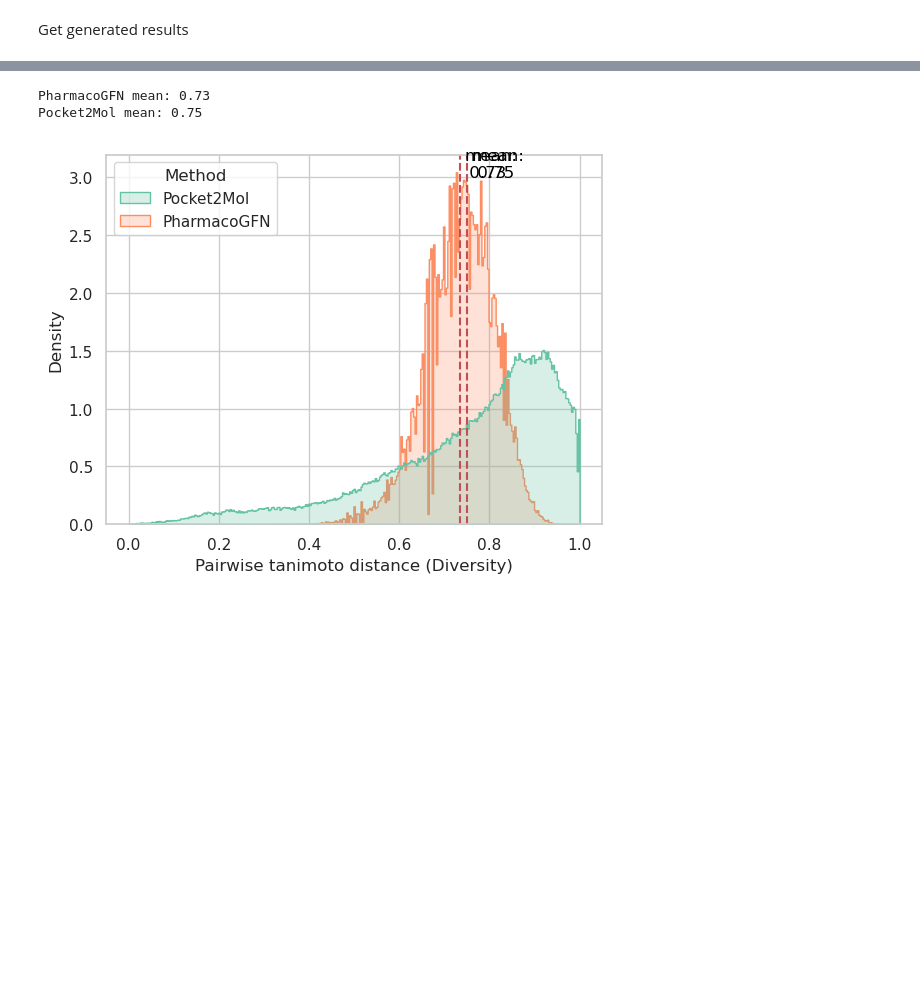
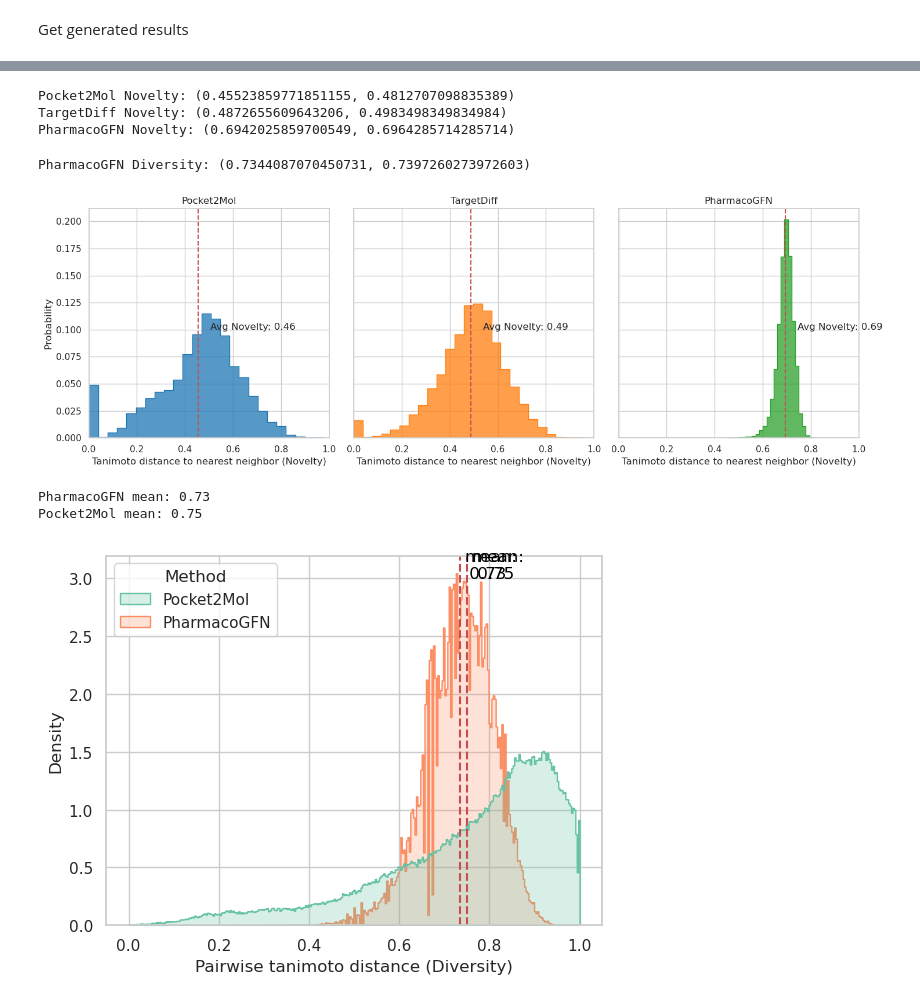
Before and after one commit to tsa87/TacoGFN-SBDD, a Jupyter notebook: examples/14_umap_and_distance_figure.ipynb, the cells around one changed output, grey strips where cells are left out. Cells and saved outputs as stored; diff of their text form; code cells hidden in the pictures; blank space fills up the shorter version.

```diff
--- a/examples/14_umap_and_distance_figure.ipynb
+++ b/examples/14_umap_and_distance_figure.ipynb
@@ -43,0 +56,4 @@ for pocket, val in tqdm(benchmark_res.items()):
+# %%
+pocket2mol_eval = compute_metrics(pocket2mol_res)
+# %%
+targetdiff_eval = compute_metrics(targetdiff_res)
@@ -44,2 +69,3 @@ for pocket, val in tqdm(benchmark_res.items()):
 # %%
-benchmark_novelty = list(chain.from_iterable([v["novelty"] for k, v in benchmark_eval.items()]))
+compute_novelty = lambda metrics : list(chain.from_iterable([v["novelty"] for k, v in metrics.items()]))
+compute_diversity = lambda metrics : list(chain.from_iterable([v["diversity"] for k, v in metrics.items()]))
@@ -85,3 +72,60 @@ for method, mean in mean_values.items():
+# %%
+pocket2mol_novelty = compute_novelty(pocket2mol_eval)
+targetdiff_novelty = compute_novelty(targetdiff_eval)
+pharmacogfn_novelty = compute_novelty(pharmaco_res)
+
+print(f"Pocket2Mol Novelty: {np.mean(pocket2mol_novelty), np.median(pocket2mol_novelty)}")
+print(f"TargetDiff Novelty: {np.mean(targetdiff_novelty), np.median(targetdiff_novelty)}")
+print(f"PharmacoGFN Novelty: {np.mean(pharmacogfn_novelty), np.median(pharmacogfn_novelty)}")
+# %% [output]
+Pocket2Mol Novelty: (0.45523859771851155, 0.4812707098835389)
+TargetDiff Novelty: (0.4872655609643206, 0.4983498349834984)
+PharmacoGFN Novelty: (0.6942025859700549, 0.6964285714285714)
+# %%
+pharmacogfn_diversity = compute_diversity(pharmaco_res)
+print(f"PharmacoGFN Diversity: {np.mean(pharmacogfn_diversity), np.median(pharmacogfn_diversity)}")
+# %% [output]
+PharmacoGFN Diversity: (0.7344087070450731, 0.7397260273972603)
+# %%
+import pandas as pd
+import seaborn as sns
+import matplotlib.pyplot as plt
+
+# create a dictionary to map categories to labels
+category_labels = {'Pocket2Mol': 'Pocket2Mol', 'PharmacoGFN': 'PharmacoGFN', 'TargetDiff': 'TargetDiff'}
+
+data = pd.DataFrame({
+    'Method': ['Pocket2Mol'] * len(pocket2mol_novelty) + ['TargetDiff'] * len(targetdiff_novelty) + ['PharmacoGFN'] * len(pharmacogfn_novelty),
+    'Novelty': pocket2mol_novelty + targetdiff_novelty + pharmacogfn_novelty,
+})
+
+sns.set_theme(style="whitegrid")
+
+# Define a custom color palette
+custom_palette = ["#1f77b4", "#ff7f0e", "#2ca02c"]
+
+fig, axes = plt.subplots(1, 3, figsize=(15, 5), sharey=True)
+
+for i, method in enumerate(['Pocket2Mol', 'TargetDiff', 'PharmacoGFN']):
+    ax = axes[i]
+    method_data = data[data['Method'] == method]
+    ax = sns.histplot(x="Novelty", data=method_data, stat='probability', ax=ax, bins=25, color=custom_palette[i], element='step')
+    ax.set_xlabel('Tanimoto distance to nearest neighbor (Novelty)')
+    ax.set_ylabel('Probability')
+    ax.set_title(method)
+    ax.set_xlim(0, 1)
+
+    # Calculate the mean value for the method
+    mean_value = method_data['Novelty'].mean()
+
+    # Draw vertical line at the mean value and write the mean value on the plot
+    ax.axvline(mean_value, color='r', linestyle='--', label=f'Mean ({method})')
+    ax.annotate(f'Avg Novelty: {mean_value:.2f}', xy=(mean_value, 0.1), xytext=(mean_value + 0.05, 0.1))
+
+plt.tight_layout()
+plt.show()
+# %% [output]
+[figure, added]
 # %%
 import seaborn as sns
 
```
Also changed, not shown: parts of 19 cells of this notebook, 23 other files.
